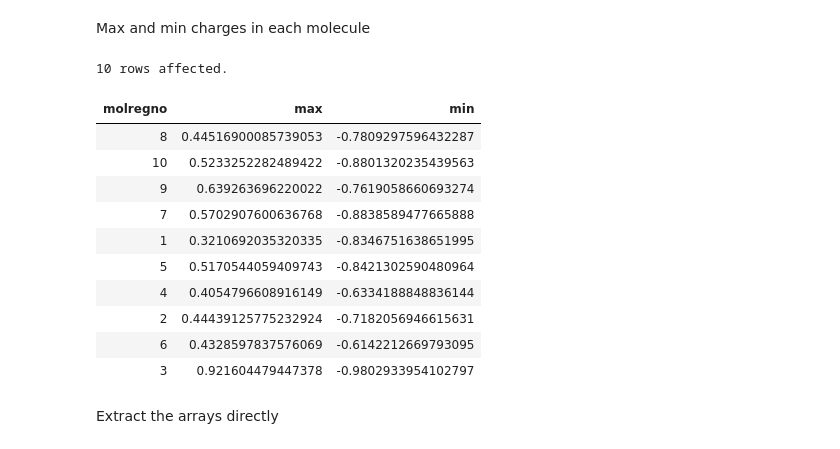
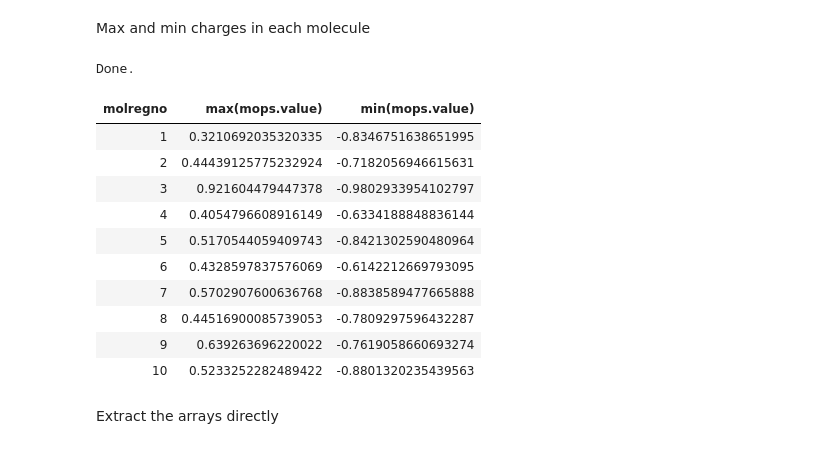
Before and after one commit to rinikerlab/lightweight-registration, a Jupyter notebook: demos/02_computational_experiment_1.ipynb, the cells around one changed output. Cells and saved outputs as stored; diff of their text form; code cells hidden in the pictures.

Commit message:
update demos 2 and 3

```diff
--- a/demos/02_computational_experiment_1.ipynb
+++ b/demos/02_computational_experiment_1.ipynb
@@ -422,23 +482,23 @@ Max Mulliken overlap population in each molecule
 # %% [markdown]
 Max and min charges in each molecule
 # %%
-%sql postgresql://localhost/lwreg_experiments_demo \
-  select molregno,max(q::float),min(q::float) from experiments.data,\
-    jsonb_array_elements(data->'atomic_charges') with ordinality arr(q,idx) \
-    where expt_uid=:qm_expt_uid group by molregno;
+%sql sqlite:///lwreg_experiments_demo.sqlite3 \
+  select molregno,max(mops.value),min(mops.value) from \
+    experiments_data ed,json_each(ed.data->'atomic_charges') mops \
+    where expt_uid=:qm_expt_uid  group by molregno;
 # %% [output]
-10 rows affected.
+Done.
-| molregno | max | min |
+| molregno | max(mops.value) | min(mops.value) |
+| 1 | 0.3210692035320335 | -0.8346751638651995 |
+| 2 | 0.44439125775232924 | -0.7182056946615631 |
+| 3 | 0.921604479447378 | -0.9802933954102797 |
+| 4 | 0.4054796608916149 | -0.6334188848836144 |
+| 5 | 0.5170544059409743 | -0.8421302590480964 |
+| 6 | 0.4328597837576069 | -0.6142212669793095 |
+| 7 | 0.5702907600636768 | -0.8838589477665888 |
 | 8 | 0.44516900085739053 | -0.7809297596432287 |
+| 9 | 0.639263696220022 | -0.7619058660693274 |
 | 10 | 0.5233252282489422 | -0.8801320235439563 |
-| 9 | 0.639263696220022 | -0.7619058660693274 |
-| 7 | 0.5702907600636768 | -0.8838589477665888 |
-| 1 | 0.3210692035320335 | -0.8346751638651995 |
-| 5 | 0.5170544059409743 | -0.8421302590480964 |
-| 4 | 0.4054796608916149 | -0.6334188848836144 |
-| 2 | 0.44439125775232924 | -0.7182056946615631 |
-| 6 | 0.4328597837576069 | -0.6142212669793095 |
-| 3 | 0.921604479447378 | -0.9802933954102797 |
 # %% [markdown]
 Extract the arrays directly
 # %%
```
Also changed, not shown: parts of 46 cells of this notebook, 1 other file.
